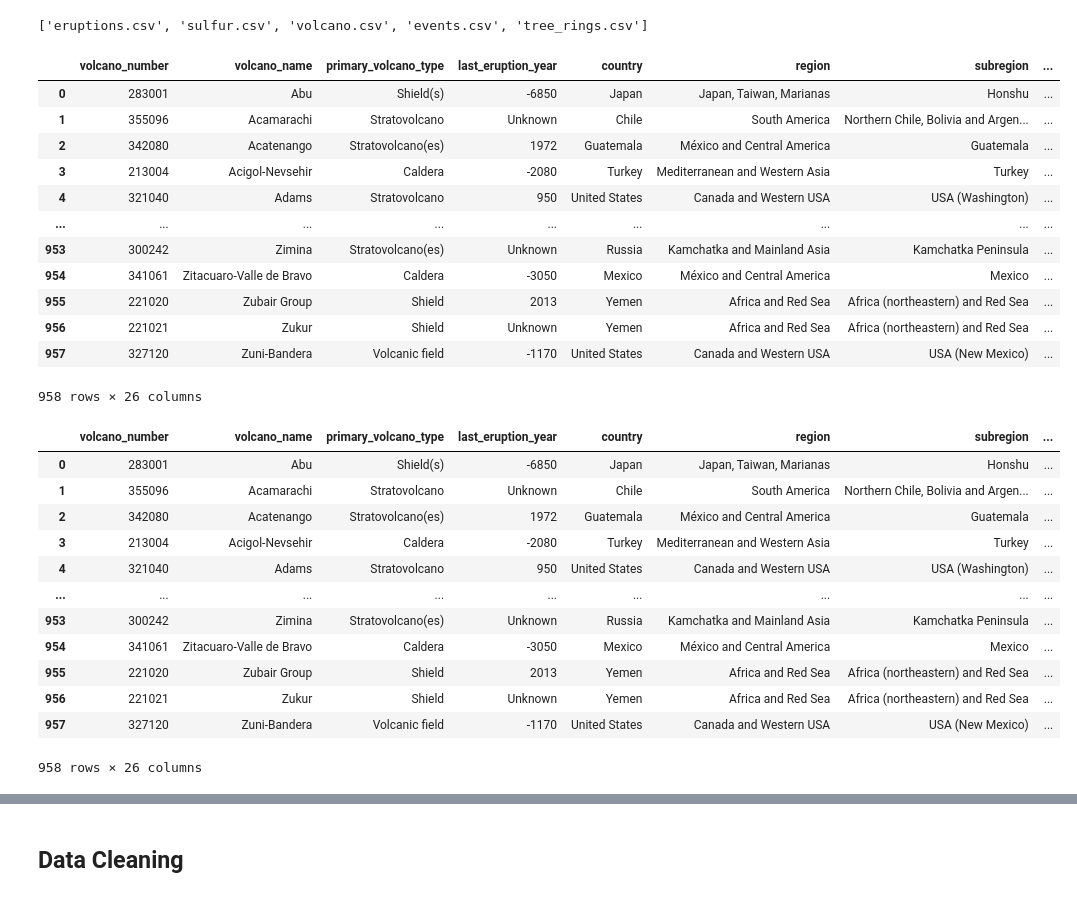
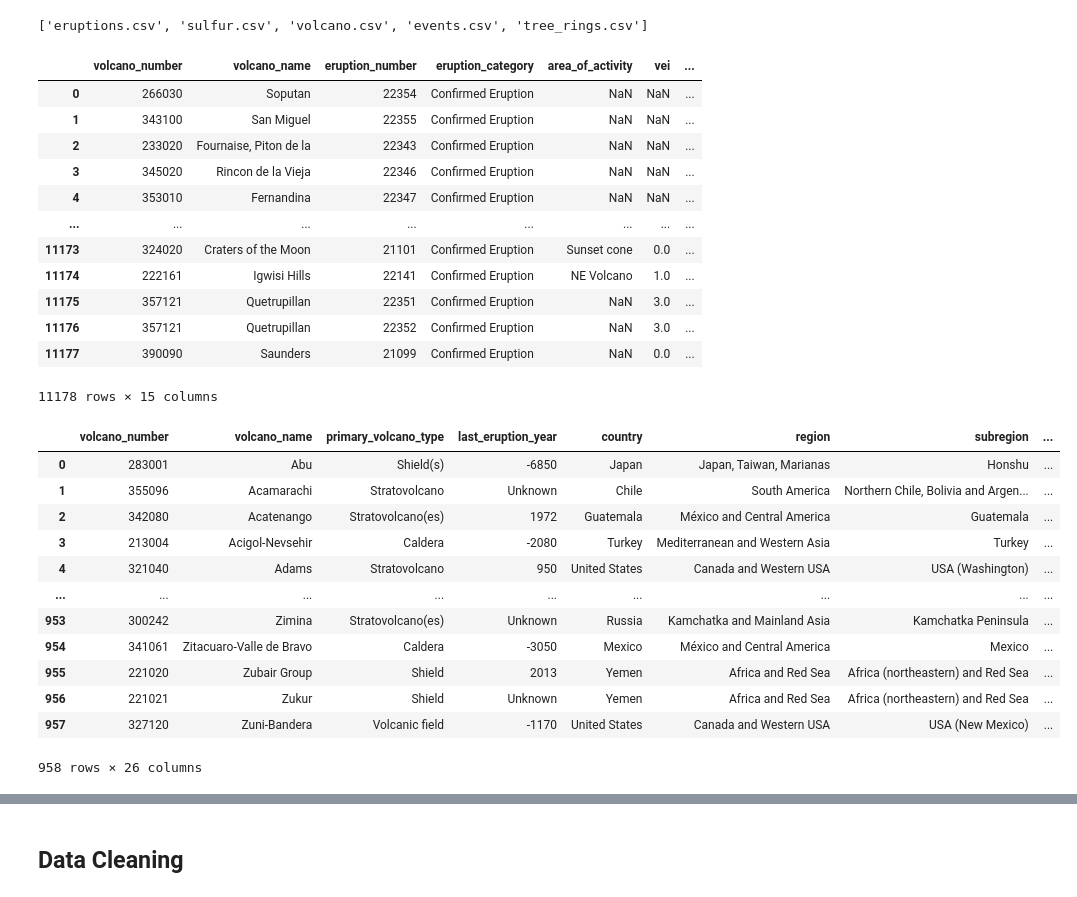
Before and after one commit to veronicadeleonh/earthquakes-volcanoes, a Jupyter notebook: dev-notebooks/volcano-cleaning.ipynb, the cells around one changed output, grey strips where cells are left out. Cells and saved outputs as stored; diff of their text form; code cells hidden in the pictures.

Commit message:
update: volcano data cleaning and map implementation

```diff
--- a/dev-notebooks/volcano-cleaning.ipynb
+++ b/dev-notebooks/volcano-cleaning.ipynb
@@ -13,29 +11,29 @@ Path to dataset files: /Users/veronica/.cache/kagglehub/datasets/jessemostipak/v
 # %%
 print(os.listdir(path))
 
-file_path = os.path.join(path, "eruptions.csv")
-file_path = os.path.join(path, "volcano.csv")
+eruptions_path = os.path.join(path, "eruptions.csv")
+volcano_path = os.path.join(path, "volcano.csv")
 
-eruptions = pd.read_csv(file_path)
-volcano_types = pd.read_csv(file_path)
+eruptions = pd.read_csv(eruptions_path)
+volcano_types = pd.read_csv(volcano_path)
 
 display(eruptions)
 display(volcano_types)
 # %% [output]
 ['eruptions.csv', 'sulfur.csv', 'volcano.csv', 'events.csv', 'tree_rings.csv']
-|  | volcano_number | volcano_name | primary_volcano_type | last_eruption_year | country | region | subregion | ... |
-| 0 | 283001 | Abu | Shield(s) | -6850 | Japan | Japan, Taiwan, Marianas | Honshu | ... |
-| 1 | 355096 | Acamarachi | Stratovolcano | Unknown | Chile | South America | Northern Chile, Bolivia and Argen... | ... |
-| 2 | 342080 | Acatenango | Stratovolcano(es) | 1972 | Guatemala | México and Central America | Guatemala | ... |
-| 3 | 213004 | Acigol-Nevsehir | Caldera | -2080 | Turkey | Mediterranean and Western Asia | Turkey | ... |
-| 4 | 321040 | Adams | Stratovolcano | 950 | United States | Canada and Western USA | USA (Washington) | ... |
-| ... | ... | ... | ... | ... | ... | ... | ... | ... |
-| 953 | 300242 | Zimina | Stratovolcano(es) | Unknown | Russia | Kamchatka and Mainland Asia | Kamchatka Peninsula | ... |
-| 954 | 341061 | Zitacuaro-Valle de Bravo | Caldera | -3050 | Mexico | México and Central America | Mexico | ... |
-| 955 | 221020 | Zubair Group | Shield | 2013 | Yemen | Africa and Red Sea | Africa (northeastern) and Red Sea | ... |
-| 956 | 221021 | Zukur | Shield | Unknown | Yemen | Africa and Red Sea | Africa (northeastern) and Red Sea | ... |
-| 957 | 327120 | Zuni-Bandera | Volcanic field | -1170 | United States | Canada and Western USA | USA (New Mexico) | ... |
+|  | volcano_number | volcano_name | eruption_number | eruption_category | area_of_activity | vei | ... |
+| 0 | 266030 | Soputan | 22354 | Confirmed Eruption | NaN | NaN | ... |
+| 1 | 343100 | San Miguel | 22355 | Confirmed Eruption | NaN | NaN | ... |
+| 2 | 233020 | Fournaise, Piton de la | 22343 | Confirmed Eruption | NaN | NaN | ... |
+| 3 | 345020 | Rincon de la Vieja | 22346 | Confirmed Eruption | NaN | NaN | ... |
+| 4 | 353010 | Fernandina | 22347 | Confirmed Eruption | NaN | NaN | ... |
+| ... | ... | ... | ... | ... | ... | ... | ... |
+| 11173 | 324020 | Craters of the Moon | 21101 | Confirmed Eruption | Sunset cone | 0.0 | ... |
+| 11174 | 222161 | Igwisi Hills | 22141 | Confirmed Eruption | NE Volcano | 1.0 | ... |
+| 11175 | 357121 | Quetrupillan | 22351 | Confirmed Eruption | NaN | 3.0 | ... |
+| 11176 | 357121 | Quetrupillan | 22352 | Confirmed Eruption | NaN | 3.0 | ... |
+| 11177 | 390090 | Saunders | 21099 | Confirmed Eruption | NaN | 0.0 | ... |
-958 rows × 26 columns
+11178 rows × 15 columns
 |  | volcano_number | volcano_name | primary_volcano_type | last_eruption_year | country | region | subregion | ... |
 | 0 | 283001 | Abu | Shield(s) | -6850 | Japan | Japan, Taiwan, Marianas | Honshu | ... |
 | 1 | 355096 | Acamarachi | Stratovolcano | Unknown | Chile | South America | Northern Chile, Bolivia and Argen... | ... |
```
Also changed, not shown: parts of 19 cells of this notebook, 4 other files.
